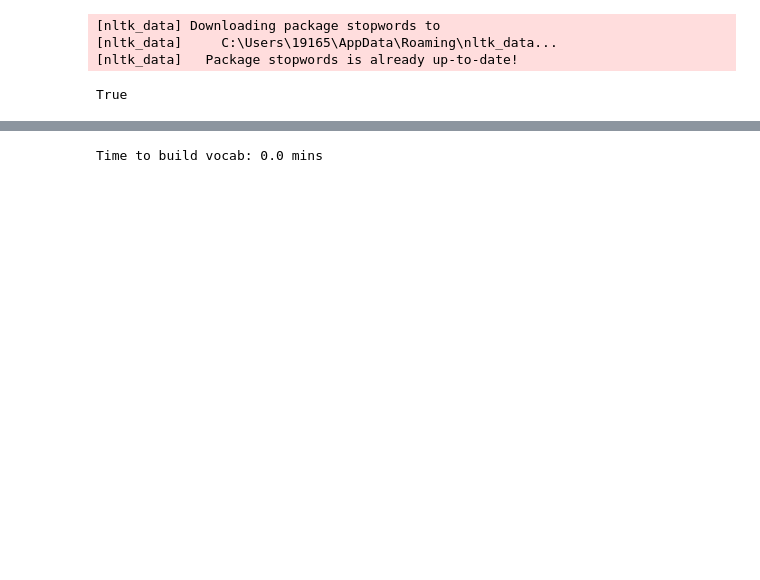
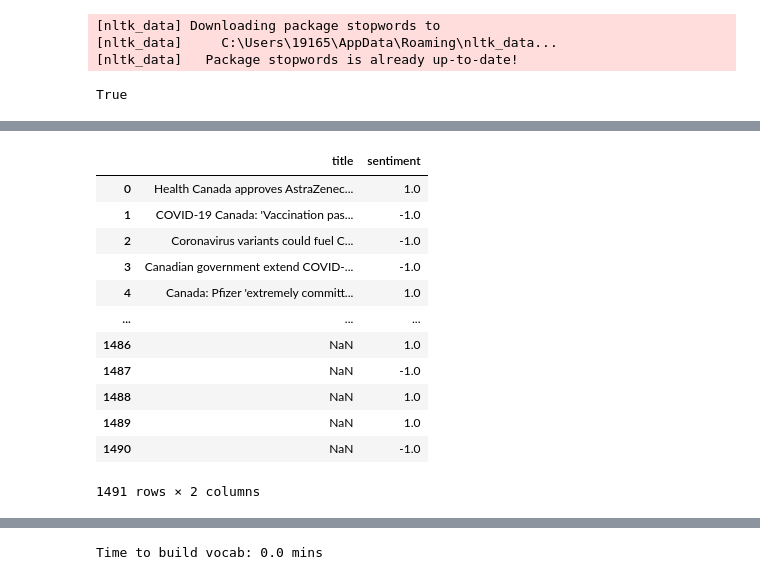
Before and after one commit to saechaol/vaccine-myths, a Jupyter notebook: myths.ipynb, the cells around one changed output, grey strips where cells are left out. Saved outputs shown, nothing was run; the diff lists cells and outputs as text; code cells hidden in the pictures; blank space fills up the shorter version.

```diff
--- a/myths.ipynb
+++ b/myths.ipynb
@@ -248,7 +295,7 @@ if os.name == 'nt':
 # %%
 # Create pandas dataframe output file
 df_reddit = pd.read_csv('reddit_vm.csv', encoding="utf-8")
-df_reddit = df_reddit[['title', 'body', 'score']].fillna('')
+df_reddit = df_reddit[['title', 'body', 'sentiment']].fillna('')
 df_reddit['title'] = df_reddit['title'].replace(to_replace='Comment', value='')
 
 print(df_reddit)
@@ -324,0 +320,8 @@ df
+# %%
+df_reddit.body = df_reddit.body.apply(remove_stopwords)
+df_reddit.title = df_reddit.title.apply(remove_stopwords)
+
+df_sentiment = df_reddit.sentiment
+df_sentiment.replace('positive', 1.0, inplace=True)
+df_sentiment.replace('', -1.0, inplace=True)
+df_sentiment
@@ -324,0 +348,17 @@ df
+# %%
+df_title_sentiment = pd.concat([df_title, df_sentiment], axis=1)
+df_title_sentiment
+# %% [output]
+|  | title | sentiment |
+| 0 | Health Canada approves AstraZenec... | 1.0 |
+| 1 | COVID-19 Canada: 'Vaccination pas... | -1.0 |
+| 2 | Coronavirus variants could fuel C... | -1.0 |
+| 3 | Canadian government extend COVID-... | -1.0 |
+| 4 | Canada: Pfizer 'extremely committ... | 1.0 |
+| ... | ... | ... |
+| 1486 | NaN | 1.0 |
+| 1487 | NaN | -1.0 |
+| 1488 | NaN | 1.0 |
+| 1489 | NaN | 1.0 |
+| 1490 | NaN | -1.0 |
+1491 rows × 2 columns
```
Also changed, not shown: parts of 23 cells of this notebook, 11 other files.
